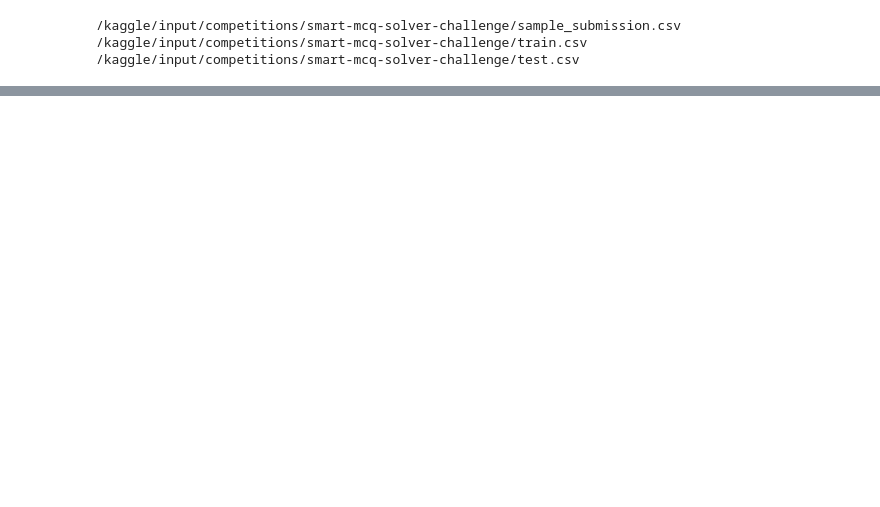
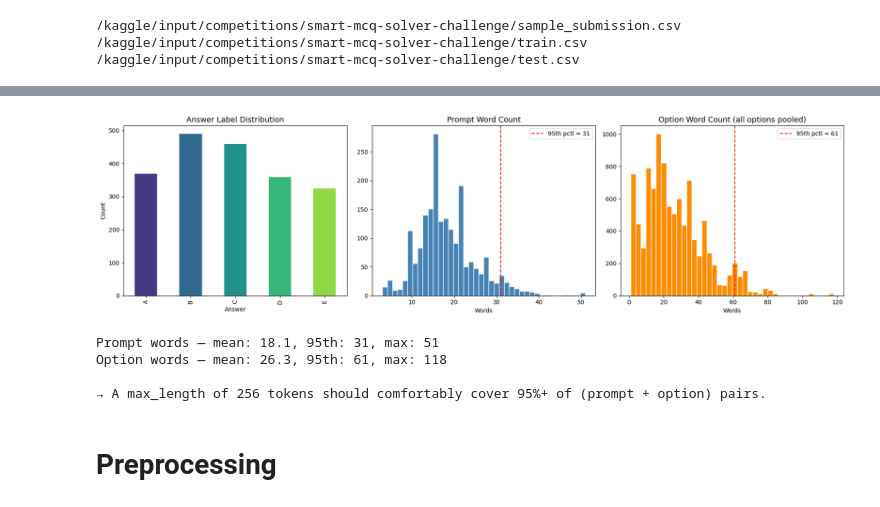
Before and after one commit to 23f3003059/dlgenai-t22026, a Jupyter notebook: DL-23f3003059-notebook-t22026.ipynb, the cells around one changed output, grey strips where cells are left out. Cells and saved outputs as stored; diff of their text form; code cells hidden in the pictures; blank space fills up the shorter version.

```diff
--- a/DL-23f3003059-notebook-t22026.ipynb
+++ b/DL-23f3003059-notebook-t22026.ipynb
@@ -416,0 +105,43 @@ print(f"{map3:.4f}")
+# %%
+OPTION_COLS = ['A', 'B', 'C', 'D', 'E']
+# %%
+fig, axes = plt.subplots(1, 3, figsize=(18, 5))
+
+# 1. answer distribution
+colors = sns.color_palette('viridis', 5)
+train_df['answer'].value_counts().sort_index().plot.bar(ax=axes[0], color=colors)
+axes[0].set_title('Answer Label Distribution', fontsize=13)
+axes[0].set_xlabel('Answer')
+axes[0].set_ylabel('Count')
+
+# 2. prompt word-count distribution
+prompt_wc = train_df['prompt'].str.split().str.len()
+axes[1].hist(prompt_wc, bins=40, color='steelblue', edgecolor='white')
+axes[1].axvline(prompt_wc.quantile(0.95), color='red', ls='--', label=f'95th pctl = {prompt_wc.quantile(0.95):.0f}')
+axes[1].set_title('Prompt Word Count', fontsize=13)
+axes[1].set_xlabel('Words')
+axes[1].legend()
+
+# 3. option word-count distribution (all options combined)
+option_wc = pd.concat([train_df[c].str.split().str.len() for c in OPTION_COLS])
+axes[2].hist(option_wc, bins=40, color='darkorange', edgecolor='white')
+axes[2].axvline(option_wc.quantile(0.95), color='red', ls='--', label=f'95th pctl = {option_wc.quantile(0.95):.0f}')
+axes[2].set_title('Option Word Count (all options pooled)', fontsize=13)
+axes[2].set_xlabel('Words')
+axes[2].legend()
+
+plt.tight_layout()
+plt.show()
+
+# token-budget estimation
+print(f'Prompt words — mean: {prompt_wc.mean():.1f}, 95th: {prompt_wc.quantile(0.95):.0f}, max: {prompt_wc.max()}')
+print(f'Option words — mean: {option_wc.mean():.1f}, 95th: {option_wc.quantile(0.95):.0f}, max: {option_wc.max()}')
+print('\n→ A max_length of 256 tokens should comfortably cover 95%+ of (prompt + option) pairs.')
+# %% [output]
+[figure, added]
+Prompt words — mean: 18.1, 95th: 31, max: 51
+Option words — mean: 26.3, 95th: 61, max: 118
+
+→ A max_length of 256 tokens should comfortably cover 95%+ of (prompt + option) pairs.
+# %% [markdown]
+# Preprocessing
```
Also changed, not shown: parts of 19 cells of this notebook.
